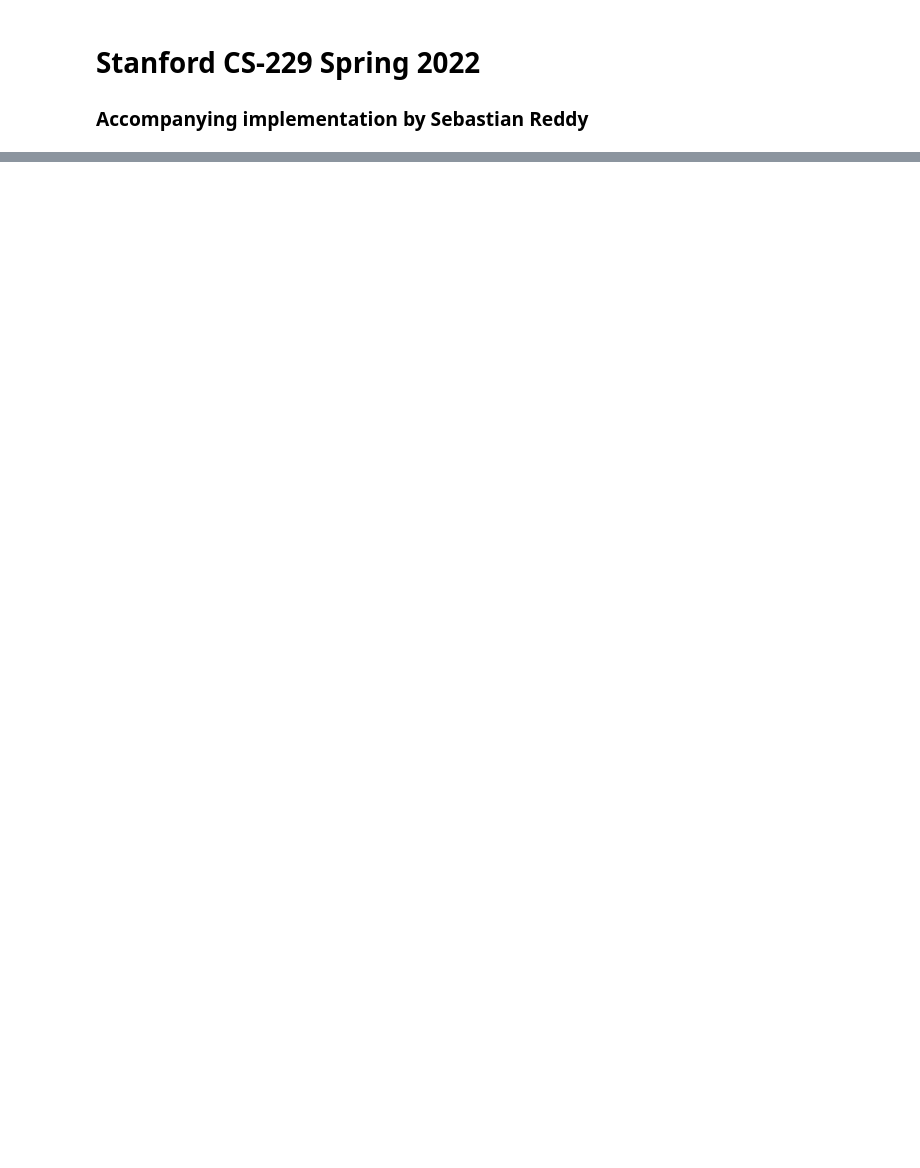
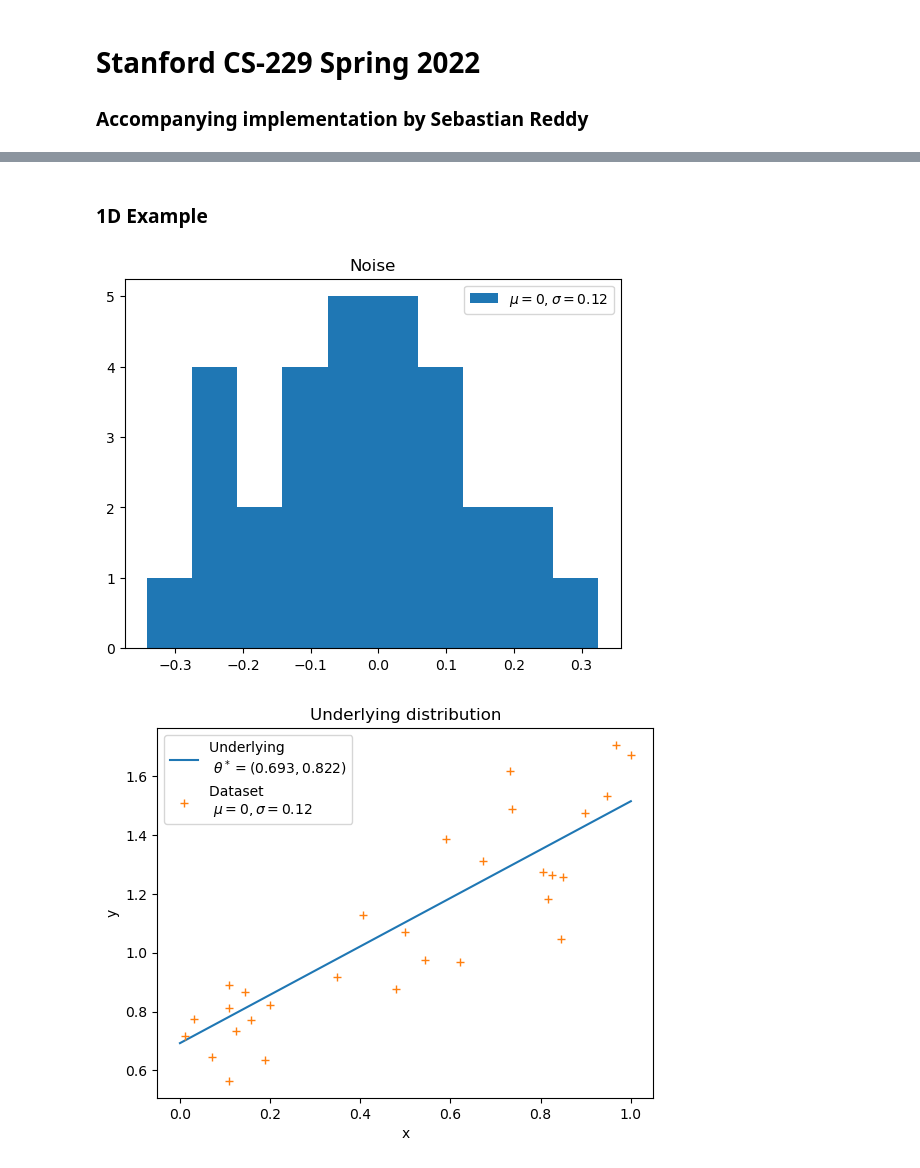
Before and after one commit to shreddy-2/CS229-Exercises, a Jupyter notebook: Implementations.ipynb, the cells around one changed output, grey strips where cells are left out. Drawn from its saved outputs; the diff is of its cells as text; code cells hidden in the pictures; blank space fills up the shorter version.

```diff
--- a/Implementations.ipynb
+++ b/Implementations.ipynb
@@ -12,0 +19,63 @@ The "badness" of our hypothesis function is dictated by the error function $$ J(
+# %% [markdown]
+### 1D Example
+# %%
+import numpy as np
+import matplotlib.pyplot as plt
+
+# Defining variables of this run
+rng = np.random.default_rng()
+theta_star = rng.random(2)  # True underlying distribution
+# Noise parameters
+mu = 0
+sigma = 0.12
+
+
+# Fuction describing underlying distribution
+def f(x):
+    x = np.vstack((np.ones(np.size(x)), x))    # Remembering to append column of ones to the input vector
+    return np.dot(theta_star.T, x)
+
+
+# Create noise function
+def noise(_size):
+    return rng.normal(mu, sigma, _size)
+
+# Create dataset from underlying distribution and noise
+n = 30
+def create_dataset():
+    x = np.sort(rng.uniform(0, 1, n))
+    y = f(x)
+
+    nse = noise(n)
+    # Plot noise
+    plt.figure()
+    count, bins, _ = plt.hist(nse, 10, density=False, label="$ \mu = {}, \sigma = {} $".format(mu, sigma))
+    plt.title("Noise")
+    plt.legend()
+    plt.show()
+
+    y = y + nse
+    return np.array([x, y]).TDataset
+dataset = create_dataset()
+
+
+# Plot dataset and true underlying distriubtion
+def plot_data():
+    x_dist = np.linspace(0, 1, 20)
+    y_dist = f(x_dist)
+
+    plt.figure()
+    plt.plot(x_dist, y_dist, '-', label="Underlying \n $ \\theta^* = ({:.3f}, {:.3f})$".format(theta_star[0], theta_star[1]))
+    plt.plot(dataset[:,0], dataset[:,1], '+', label="Dataset \n $ \mu = {}, \sigma = {} $".format(mu, sigma))
+    plt.xlabel("x")
+    plt.ylabel("y")
+    plt.title("Underlying distribution")
+    plt.legend()
+    plt.show()
+
+
+
+plot_data()
+# %% [output]
+[figure, added]
+[figure, added]
```
Also changed, not shown: parts of 1 cell of this notebook.
